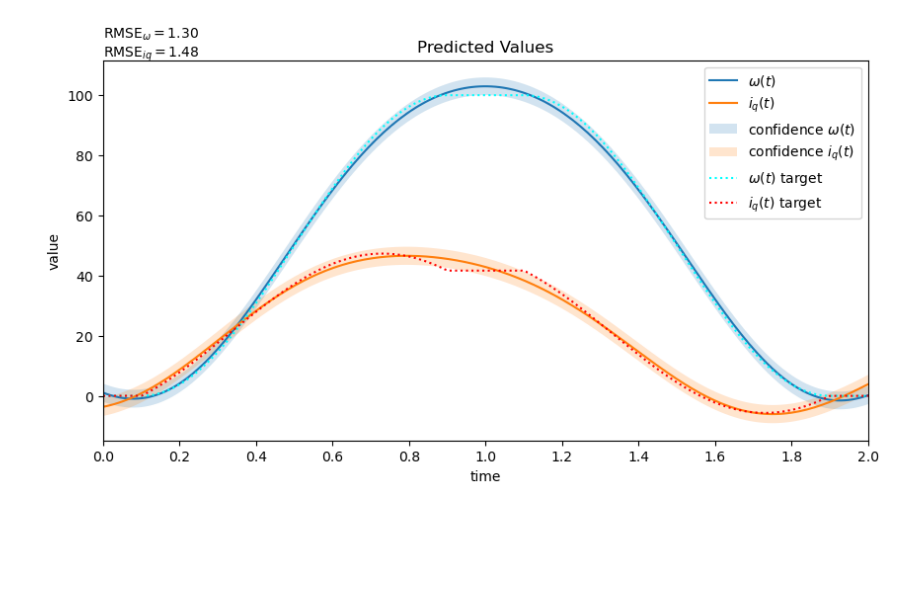
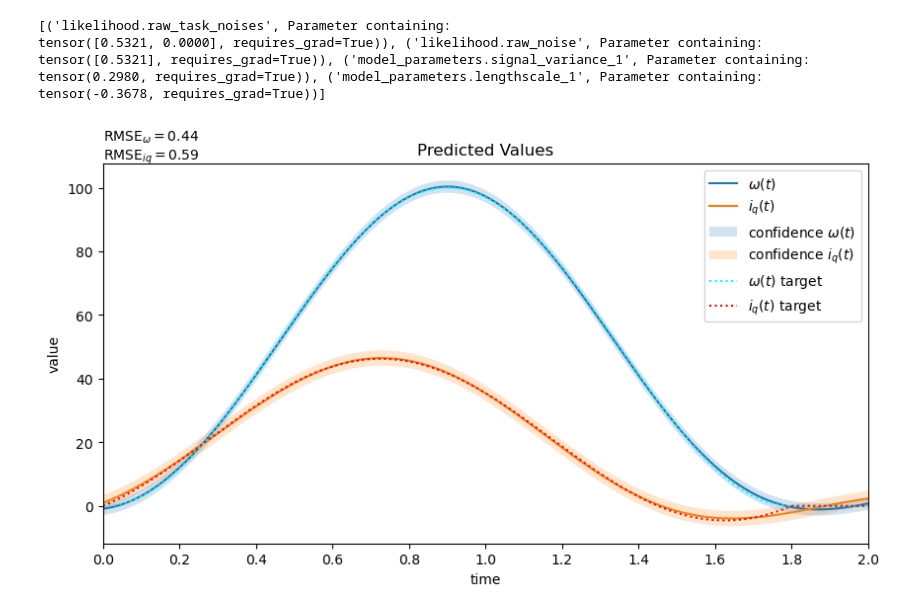
Before and after one commit to Cef0PT/approximated-LODE-GPs, a Jupyter notebook: evaluation/controlling_pmsm_velocity.ipynb, the cells around one changed output. Saved outputs shown, nothing was run; the diff lists cells and outputs as text; code cells hidden in the pictures; blank space fills up the shorter version.

Commit message:
changed training data

```diff
--- a/evaluation/controlling_pmsm_velocity.ipynb
+++ b/evaluation/controlling_pmsm_velocity.ipynb
@@ -266,0 +277,12 @@ Eval time Approximate: 0.89s
+# %%
+
+manual_noise_values = torch.full_like(train_y, float(1e-9))
+manual_noise_strat = ManualNoiseStrategy(manual_noise_values)
+likelihood = ManualNoiseLikelihood(num_tasks=int(2), noise_strategy=manual_noise_strat)
+#manual_noise_mask = torch.where(torch.isnan(train_y), False, True)
+manual_noise_mask = torch.full_like(train_y, False, dtype=torch.bool)
+manual_noise_mask[0, 0] = True
+manual_noise_mask[0, 1] = True
+manual_noise_mask[int(1.8 * steps_s):, 1] = True
+
+print(manual_noise_mask)
@@ -363,4 +411,5 @@ Eval time Approximate: 1.46s
 # %%
+
 import numpy as np
 def plot(m, low, up, title, annotation=None):
     f = plt.figure(figsize=(int(10),int(5)))
@@ -381,52 +430,74 @@ def plot(m, low, up, title, annotation=None):
     plt.xticks(torch.arange(START, END+float(0.2), float(0.2)))
     plt.annotate(text=annotation, xy=(0, 1.01), xycoords='axes fraction')
     plt.legend(["$\\omega(t)$", "$i_q(t)$", "confidence $\\omega(t)$", "confidence $i_q(t)$", "$\\omega(t)$ target", "$i_q(t)$ target"])
 
-# create targets in test sizes
+# # create targets in test sizes
 steps_s = (COUNT//int(2)) / END
+# cosine_interp = lambda x, y0, y1, a, b: y0 + (y1 - y0) * (float(1) - torch.cos(pi * (x-a)/(b-a))) / float(2)
+# omega = torch.zeros_like(test_x)
+# ramp = cosine_interp(test_x, float(0), float(100), float(0.1), float(0.9))
+# omega[int(0.1 * steps_s): int(0.9 * steps_s)] = ramp[int(0.1 * steps_s): int(0.9 * steps_s)]
+# omega[int(0.9 * steps_s): int(1.1 * steps_s)] = torch.full([int(0.2 * steps_s)], float(100))
+# ramp = cosine_interp(test_x, float(100), float(0), float(1.1), float(1.9))
+# omega[int(1.1 * steps_s): int(1.9 * steps_s)] = ramp[int(1.1 * steps_s): int(1.9 * steps_s)]
+# iq = torch.full([COUNT//int(2)], torch.nan)
+# bm_c = sp["bm"] / (float(3)/float(4) * sp["p"] * sp["Phi"])
+# iq[:int(0.1 * steps_s)] = torch.zeros(int(0.1 * steps_s))
+# iq[int(0.9 * steps_s):int(1.1 * steps_s)] = torch.full([int(0.2 * steps_s)], bm_c * float(100))
+# iq[int(1.9 * steps_s):] = torch.zeros(int(0.1 * steps_s))
+# d_cos = lambda x, y0, y1, a, b: pi*(y1-y0)*torch.sin(pi*(x-a)/(b-a)) / (2*(b-a))
+# J_c = sp["Jm"] / (float(3)/float(4) * sp["p"] * sp["Phi"])
+# iq_target = torch.full([COUNT//int(2)], torch.nan)
+# d_omega = d_cos(test_x, float(0), float(100), float(0.1), float(0.9))
+# ramp_up = J_c * d_omega + bm_c * omega
+# iq_target[int(0.1 * steps_s): int(0.9 * steps_s)] = ramp_up[int(0.1 * steps_s): int(0.9 * steps_s)]
+# d_omega = d_cos(test_x, float(100), float(0), float(1.1), float(1.9))
+# ramp_up = J_c * d_omega + bm_c * omega
+# iq_target[int(1.1 * steps_s): int(1.9 * steps_s)] = ramp_up[int(1.1 * steps_s): int(1.9 * steps_s)]
+# iq_target = iq_target.nan_to_num(float(0)) + iq.nan_to_num(float(0))
+
+# generate input with missing i_q obs
 cosine_interp = lambda x, y0, y1, a, b: y0 + (y1 - y0) * (float(1) - torch.cos(pi * (x-a)/(b-a))) / float(2)
-omega = torch.zeros_like(test_x)
-ramp = cosine_interp(test_x, float(0), float(100), float(0.1), float(0.9))
-omega[int(0.1 * steps_s): int(0.9 * steps_s)] = ramp[int(0.1 * steps_s): int(0.9 * steps_s)]
-omega[int(0.9 * steps_s): int(1.1 * steps_s)] = torch.full([int(0.2 * steps_s)], float(100))
-ramp = cosine_interp(test_x, float(100), float(0), float(1.1), float(1.9))
-omega[int(1.1 * steps_s): int(1.9 * steps_s)] = ramp[int(1.1 * steps_s): int(1.9 * steps_s)]
-
-iq = torch.full([COUNT//int(2)], torch.nan)
+omega = cosine_interp(test_x, float(0), float(100), float(0), float(0.9))
+omega[int(1.8 * steps_s):] = torch.zeros(int(0.2 * steps_s))
+iq = torch.full([(COUNT//int(2))], torch.nan)
+iq[int(1.8 * steps_s):] = torch.zeros(int(0.2 * steps_s))
+iq[int(0)] = float(0)
+train_y = torch.stack([omega, iq], dim=int(-1))
+# create target i_q
 bm_c = sp["bm"] / (float(3)/float(4) * sp["p"] * sp["Phi"])
-iq[:int(0.1 * steps_s)] = torch.zeros(int(0.1 * steps_s))
-iq[int(0.9 * steps_s):int(1.1 * steps_s)] = torch.full([int(0.2 * steps_s)], bm_c * float(100))
-iq[int(1.9 * steps_s):] = torch.zeros(int(0.1 * steps_s))
-
 d_cos = lambda x, y0, y1, a, b: pi*(y1-y0)*torch.sin(pi*(x-a)/(b-a)) / (2*(b-a))
+d_omega = d_cos(test_x, float(0), float(100), float(0), float(0.9))
 J_c = sp["Jm"] / (float(3)/float(4) * sp["p"] * sp["Phi"])
-iq_target = torch.full([COUNT//int(2)], torch.nan)
-d_omega = d_cos(test_x, float(0), float(100), float(0.1), float(0.9))
-ramp_up = J_c * d_omega + bm_c * omega
-iq_target[int(0.1 * steps_s): int(0.9 * steps_s)] = ramp_up[int(0.1 * steps_s): int(0.9 * steps_s)]
-d_omega = d_cos(test_x, float(100), float(0), float(1.1), float(1.9))
-ramp_up = J_c * d_omega + bm_c * omega
-iq_target[int(1.1 * steps_s): int(1.9 * steps_s)] = ramp_up[int(1.1 * steps_s): int(1.9 * steps_s)]
-iq_target = iq_target.nan_to_num(float(0)) + iq.nan_to_num(float(0))
+iq_target = J_c * d_omega + bm_c * omega
+iq_target[int(1.8 * steps_s):] = torch.zeros(int(0.2 * steps_s))
 
 rmse_omega = torch.sqrt(torch.mean((to_plot["mean"][:, 0] - omega) ** int(2)))
 rmse_iq = torch.sqrt(torch.mean((to_plot["mean"][:, 1] - iq_target) ** int(2)))
 annotation = r"RMSE$_{\omega}" + f"={rmse_omega:.2f}$\n" + r"RMSE$_{iq}" + f"={rmse_iq:.2f}$"
 plot(to_plot["mean"], to_plot["lower"], to_plot["upper"], "Predicted Values", annotation)
 
 rmse_omega = torch.sqrt(torch.mean((to_plot["mean_manual"][:, 0] - omega) ** int(2)))
 rmse_iq = torch.sqrt(torch.mean((to_plot["mean_manual"][:, 1] - iq_target) ** int(2)))
 annotation = r"RMSE$_{\omega}" + f"={rmse_omega:.2f}$\n" + r"RMSE$_{iq}" + f"={rmse_iq:.2f}$"
 plot(to_plot["mean_manual"], to_plot["lower_manual"], to_plot["upper_manual"], "Predicted Values Manual Noise", annotation)
 
 rmse_omega = torch.sqrt(torch.mean((to_plot["mean_approx"][:, 0] - omega) ** int(2)))
 rmse_iq = torch.sqrt(torch.mean((to_plot["mean_approx"][:, 1] - iq_target) ** int(2)))
 annotation = r"RMSE$_{\omega}" + f"={rmse_omega:.2f}$\n" + r"RMSE$_{iq}" + f"={rmse_iq:.2f}$"
 plot(to_plot["mean_approx"], to_plot["lower_approx"], to_plot["upper_approx"], "Predicted Values Approx", annotation)
 
 rmse_omega = torch.sqrt(torch.mean((to_plot["mean_approx_manual"][:, 0] - omega) ** int(2)))
 rmse_iq = torch.sqrt(torch.mean((to_plot["mean_approx_manual"][:, 1] - iq_target) ** int(2)))
 annotation = r"RMSE$_{\omega}" + f"={rmse_omega:.2f}$\n" + r"RMSE$_{iq}" + f"={rmse_iq:.2f}$"
 plot(to_plot["mean_approx_manual"], to_plot["lower_approx_manual"], to_plot["upper_approx_manual"], "Predicted Values Approx Manual Noise", annotation)
+
+
+print(list(model.named_parameters()))
 # %% [output]
+[('likelihood.raw_task_noises', Parameter containing:
+tensor([0.5321, 0.0000], requires_grad=True)), ('likelihood.raw_noise', Parameter containing:
+tensor([0.5321], requires_grad=True)), ('model_parameters.signal_variance_1', Parameter containing:
+tensor(0.2980, requires_grad=True)), ('model_parameters.lengthscale_1', Parameter containing:
+tensor(-0.3678, requires_grad=True))]
-[figure, old version]
+[figure, new version]
```
Also changed, not shown: parts of 9 cells of this notebook.
